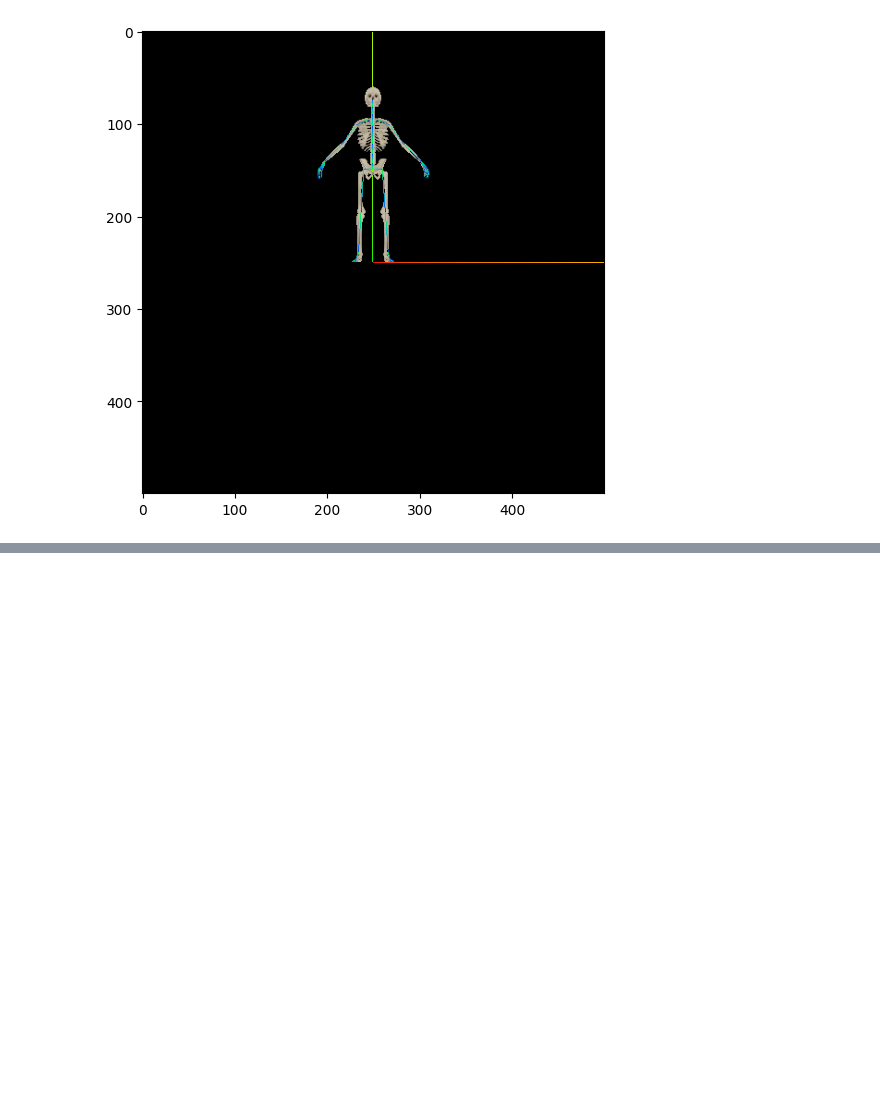
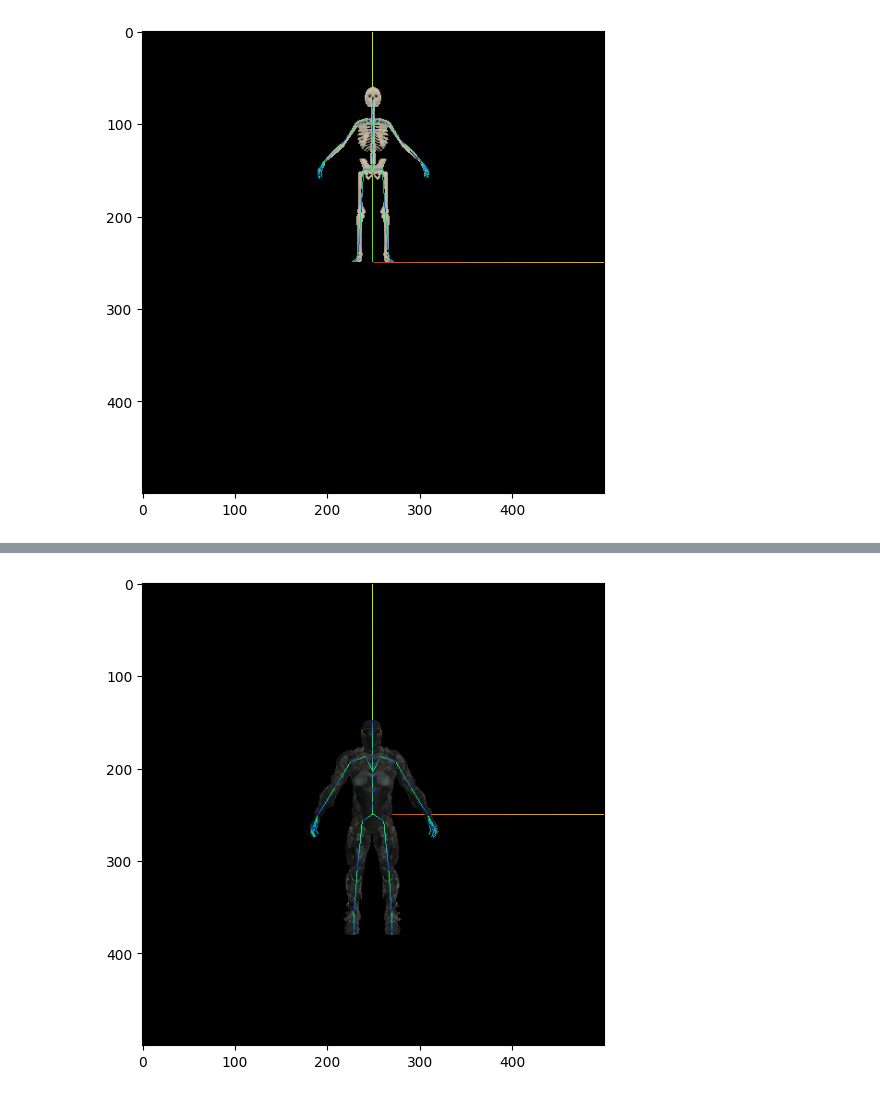
Before and after one commit to Ioann44/webrtc-cv-public, a Jupyter notebook: headless-render/render-test.ipynb, the cells around one changed output, grey strips where cells are left out. Saved outputs shown, nothing was run; the diff lists cells and outputs as text; code cells hidden in the pictures; blank space fills up the shorter version.

Commit message:
Render mixamo

```diff
--- a/headless-render/render-test.ipynb
+++ b/headless-render/render-test.ipynb
@@ -49,3 +49,7 @@ LOG: [.WebGL-0x31dc00685c00]GL Driver Message (OpenGL, Performance, GL_CLOSE_PAT
 LOG: Failed to load resource: the server responded with a status of 404 (Not Found)
 LOG: [.WebGL-0x31dc00685c00]GL Driver Message (OpenGL, Performance, GL_CLOSE_PATH_NV, High): GPU stall due to ReadPixels
 [figure]
+# %%
+img_array = render.render_threejs_scene_to_numpy(500, 500, "red", print_err=True)
+show(img_array)
+# %% [output]
@@ -51,0 +60 @@ LOG: [.WebGL-0x31dc00685c00]GL Driver Message (OpenGL, Performance, GL_CLOSE_PAT
+[figure, added]
```
Also changed, not shown: parts of 1 cell of this notebook, 2 other files.
